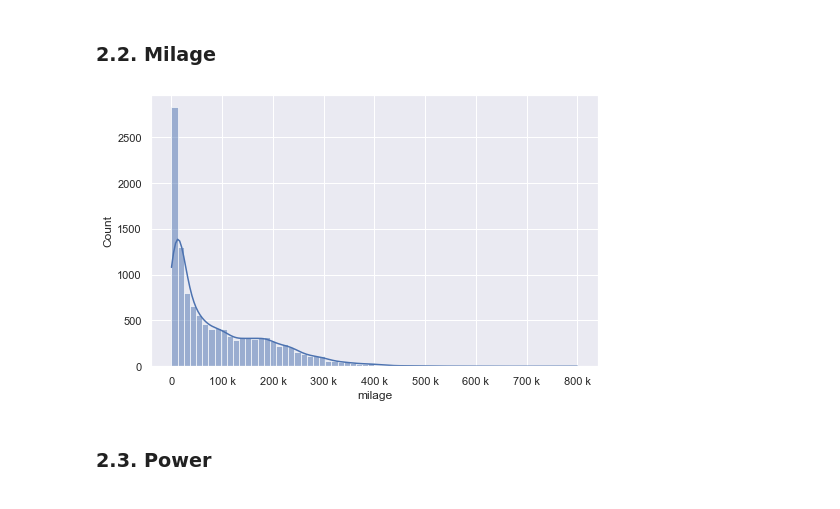
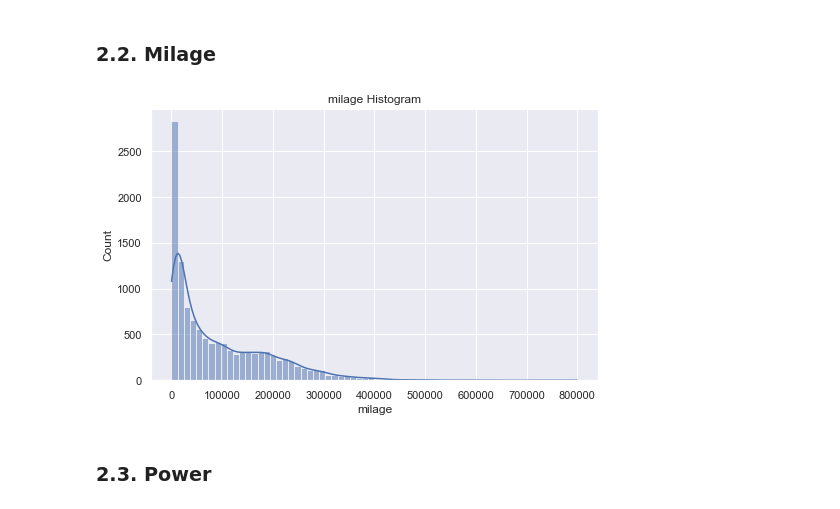
Before and after one commit to MarkusUllenbruch/DS-Webscraper-Mercedes-PricePrediction, a Jupyter notebook: Step3_EDA.ipynb, the cells around one changed output. Saved outputs shown, nothing was run; the diff lists cells and outputs as text; code cells hidden in the pictures.

```diff
--- a/Step3_EDA.ipynb
+++ b/Step3_EDA.ipynb
@@ -166,11 +214,8 @@ data.price.mean()
 # %% [markdown]
 ### 2.2. Milage
-# %%
-fig, ax = plt.subplots(figsize=(8, 5))
-sns.histplot(data.milage, kde=True)
-ax.xaxis.set_major_formatter(ticker.EngFormatter())
-plt.show()
-# %% [output]
-[figure, removed]
+# %%
+histplot_save('milage')
+# %% [output]
+[figure, added]
 # %% [markdown]
 ### 2.3. Power
```
Also changed, not shown: parts of 56 cells of this notebook, 14 other files.
